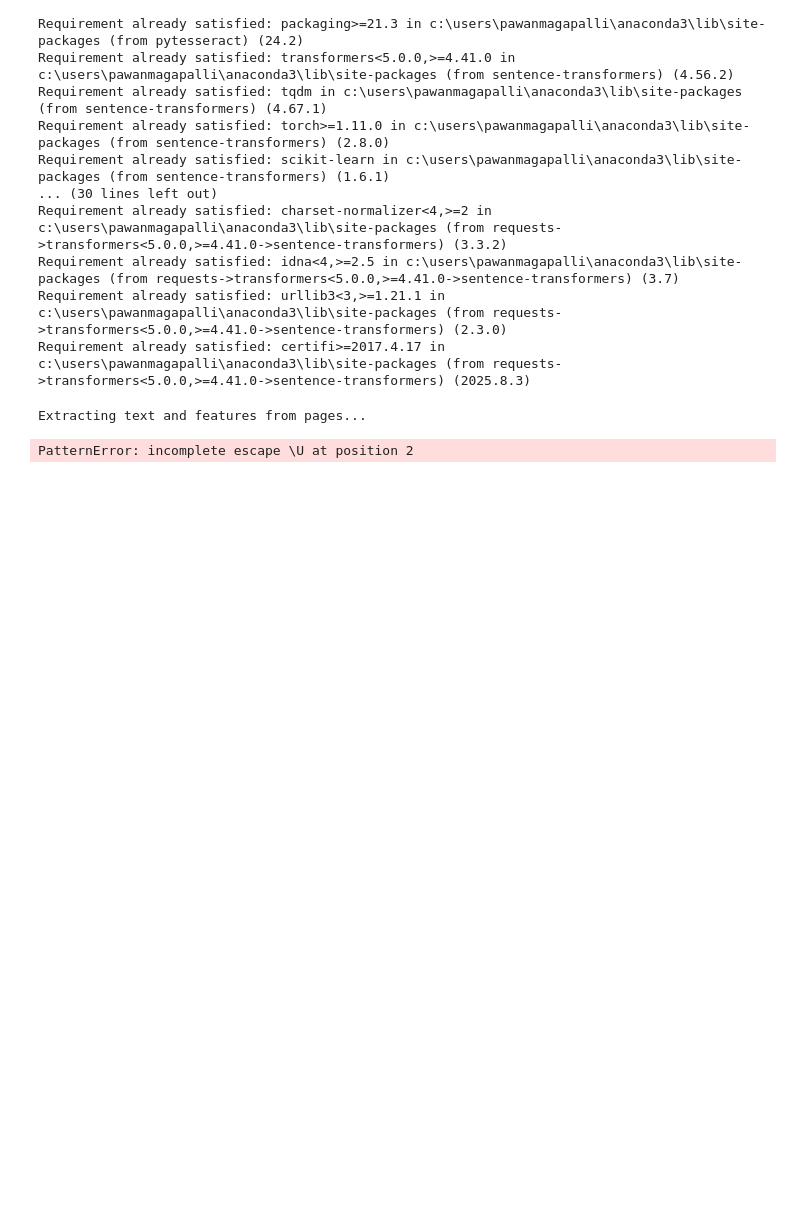
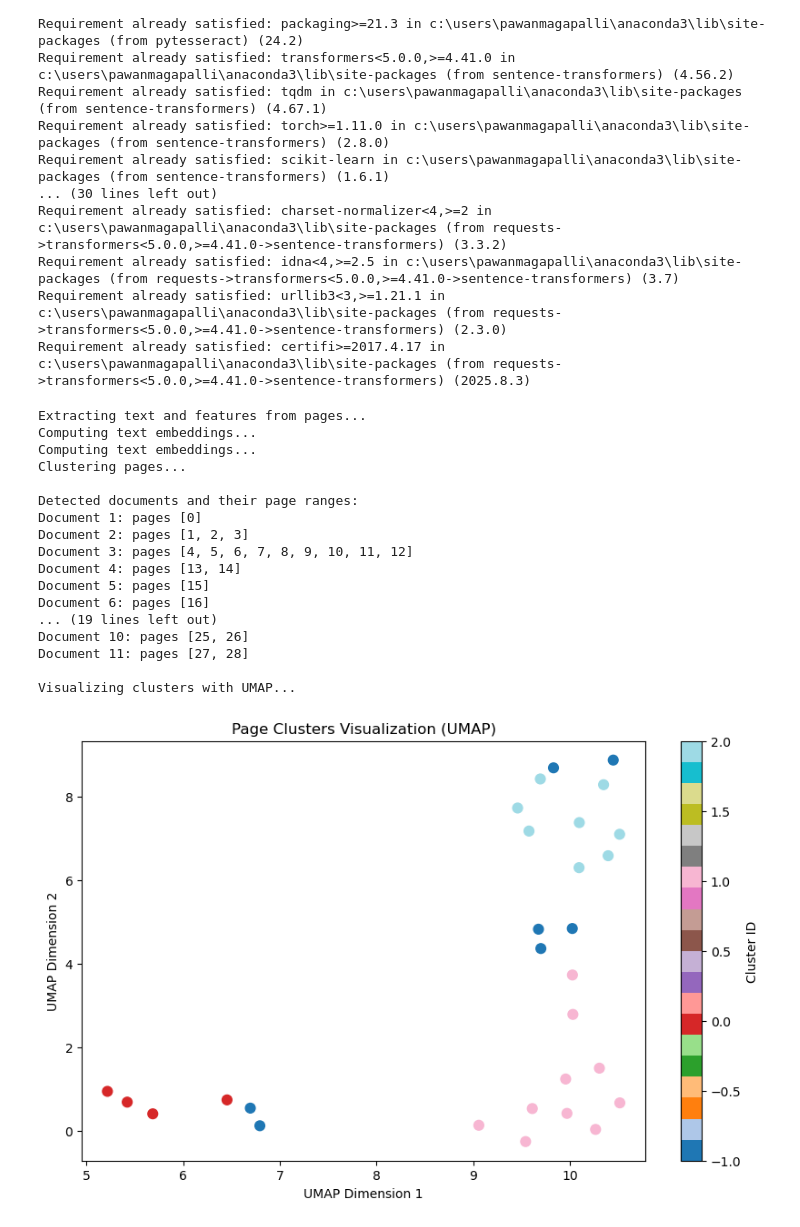
Before and after one commit to pawan-3np/Doc-Classification, a Jupyter notebook: enhanced_approach/main.ipynb, the cells around one changed output. Saved outputs shown, nothing was run; the diff lists cells and outputs as text; code cells hidden in the pictures; blank space fills up the shorter version.

```diff
--- a/enhanced_approach/main.ipynb
+++ b/enhanced_approach/main.ipynb
@@ -94,32 +94,48 @@ def process_pdf(pdf_path):
             docs.append(current_doc)
             current_doc = [idx]
             current_cluster = cluster_id
     docs.append(current_doc)
 
     # Print detected documents
     print("\nDetected documents and their page ranges:")
     for i, doc_pages in enumerate(docs):
         print(f"Document {i+1}: pages {doc_pages}")
 
     # Visualization with UMAP
     print("\nVisualizing clusters with UMAP...")
     reducer = umap.UMAP(n_neighbors=5, min_dist=0.3, metric='euclidean', random_state=42)
     embedding_2d = reducer.fit_transform(combined_features)
 
     plt.figure(figsize=(10, 6))
     scatter = plt.scatter(embedding_2d[:, 0], embedding_2d[:, 1], c=clusters, cmap='tab20', s=60)
     plt.colorbar(scatter, label='Cluster ID')
     plt.title("Page Clusters Visualization (UMAP)")
     plt.xlabel("UMAP Dimension 1")
     plt.ylabel("UMAP Dimension 2")
     plt.show()
 
     return docs, clusters, page_texts
 
 # --- Run on your PDF file ---
 if __name__ == "__main__":
-    pdf_path = r"C:\Users\PawanMagapalli\Downloads\document\Doc-Classification\merged doc.pdf"  # Replace with your PDF path
+    pdf_path = r"C:\Users\PawanMagapalli\Downloads\ilovepdf_merged.pdf"  # Replace with your PDF path
     detected_docs, cluster_labels, texts = process_pdf(pdf_path)
 # %% [output]
 Extracting text and features from pages...
+Computing text embeddings...
+Computing text embeddings...
+Clustering pages...
+
+Detected documents and their page ranges:
+Document 1: pages [0]
+Document 2: pages [1, 2, 3]
+Document 3: pages [4, 5, 6, 7, 8, 9, 10, 11, 12]
+Document 4: pages [13, 14]
+Document 5: pages [15]
+Document 6: pages [16]
+... (19 lines left out)
+Document 10: pages [25, 26]
+Document 11: pages [27, 28]
+
+Visualizing clusters with UMAP...
-PatternError: incomplete escape \U at position 2
+[figure, added]
```
Also changed, not shown: parts of 2 cells of this notebook.
